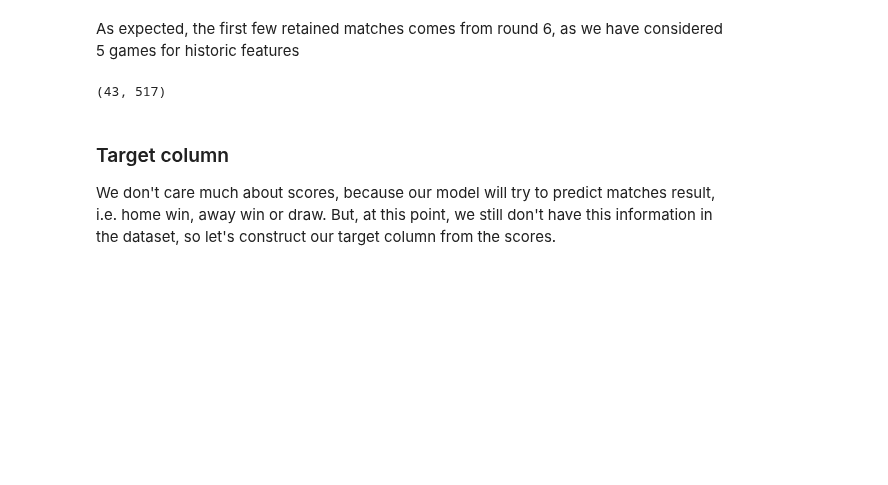
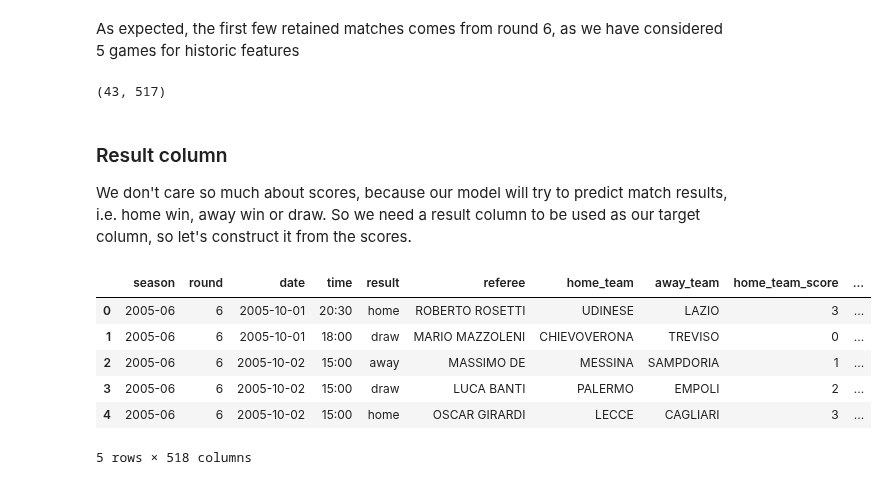
Before and after one commit to davnig/football-match-results-prediction, a Jupyter notebook: main.ipynb, the cells around one changed output. Drawn from its saved outputs; the diff is of its cells as text; code cells hidden in the pictures; blank space fills up the shorter version.

Commit message:
feat: add target column

```diff
--- a/main.ipynb
+++ b/main.ipynb
@@ -192,5 +167,30 @@ df1.shape
 # %% [output]
 (43, 517)
 # %% [markdown]
-### Target column
-We don't care much about scores, because our model will try to predict matches result, i.e. home win, away win or draw. But, at this point, we still don't have this information in the dataset, so let's construct our target column from the scores.
+### Result column
+We don't care so much about scores, because our model will try to predict match results, i.e. home win, away win or draw. So we need a result column to be used as our target column, so let's construct it from the scores.
+# %%
+def get_match_result_from_score(home_team_score: int, away_team_score: int) -> MatchResult:
+    if home_team_score == away_team_score:
+        return MatchResult.draw
+    if home_team_score > away_team_score:
+        return MatchResult.home
+    return MatchResult.away
+
+def add_target_column(df: pd.DataFrame) -> pd.DataFrame:
+    results = []
+    for index, row in df.iterrows():
+        results.append(get_match_result_from_score(row['home_team_score'], row['away_team_score']).name)
+    df.insert(loc=4, column='result', value=results)
+    return df
+# %%
+add_target_column(df1)
+df1.head()
+# %% [output]
+|  | season | round | date | time | result | referee | home_team | away_team | home_team_score | ... |
+| 0 | 2005-06 | 6 | 2005-10-01 | 20:30 | home | ROBERTO ROSETTI | UDINESE | LAZIO | 3 | ... |
+| 1 | 2005-06 | 6 | 2005-10-01 | 18:00 | draw | MARIO MAZZOLENI | CHIEVOVERONA | TREVISO | 0 | ... |
+| 2 | 2005-06 | 6 | 2005-10-02 | 15:00 | away | MASSIMO DE | MESSINA | SAMPDORIA | 1 | ... |
+| 3 | 2005-06 | 6 | 2005-10-02 | 15:00 | draw | LUCA BANTI | PALERMO | EMPOLI | 2 | ... |
+| 4 | 2005-06 | 6 | 2005-10-02 | 15:00 | home | OSCAR GIRARDI | LECCE | CAGLIARI | 3 | ... |
+5 rows × 518 columns
```
Also changed, not shown: parts of 5 cells of this notebook, 1 other file.
